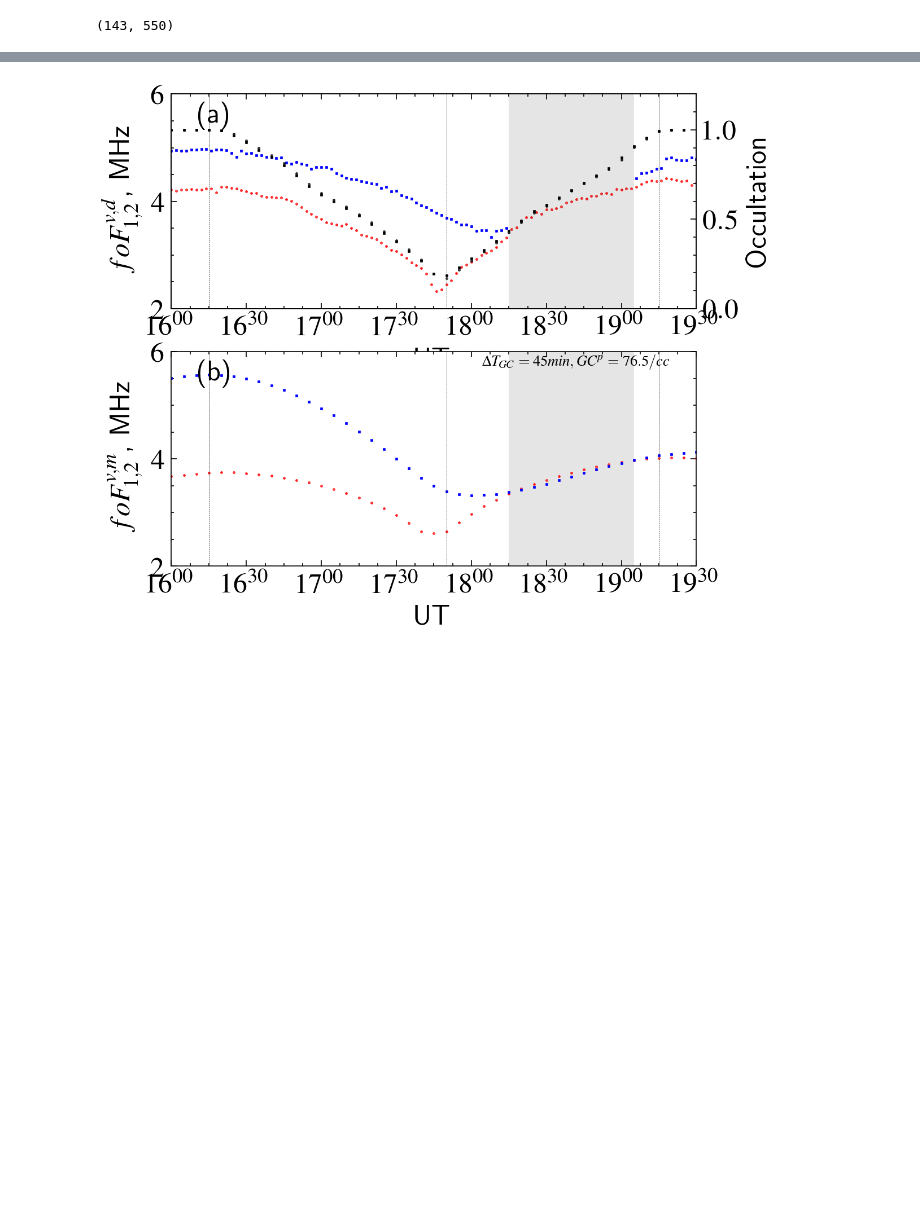
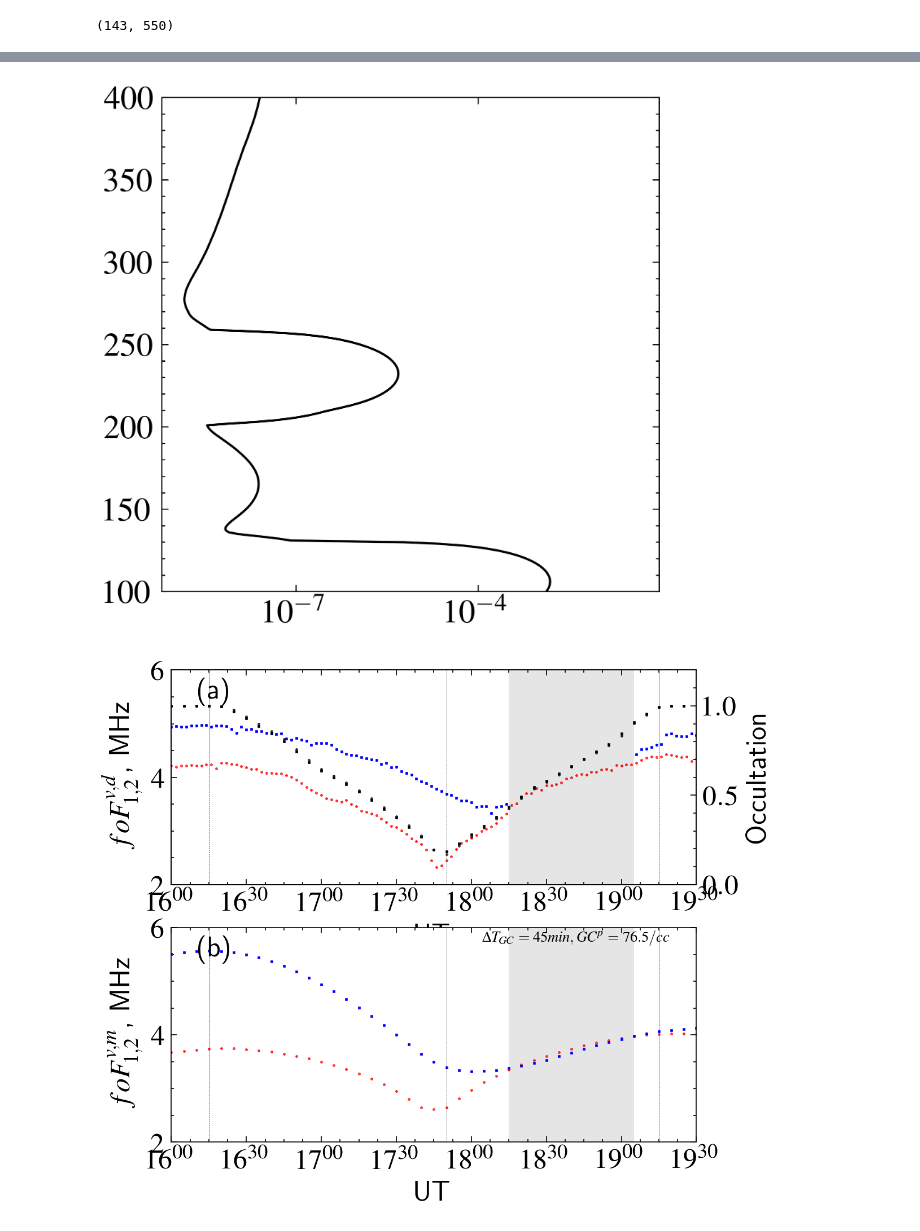
Before and after one commit to shibaji7/SolarEclipse, a Jupyter notebook: Solar Eclipse | WACCM-X | GRL | DS.ipynb, the cells around one changed output, grey strips where cells are left out. Saved outputs shown, nothing was run; the diff lists cells and outputs as text; code cells hidden in the pictures; blank space fills up the shorter version.

```diff
--- a/Solar Eclipse | WACCM-X | GRL | DS.ipynb
+++ b/Solar Eclipse | WACCM-X | GRL | DS.ipynb
@@ -224,3 +235,82 @@ e_eclipse.shape
 f_dif = (f_240-f_150)
 f_dif_max = (abs(np.min(f_dif))*(2*np.pi))**2/k/1e6
 f_dif_dur = 5*np.sum(f_dif <= 0, axis=0)
+# %%
+from scipy import signal
+# def get_hmfs(profile, height, buldge=180):
+#     import numpy as np
+#     import pandas as pd
+
+#     def sign_change_index(arr):
+#         res = []
+#         for idx in range(0, len(arr) - 1):
+#             # checking for successive opposite index
+#             if arr[idx] > 0 and arr[idx + 1] < 0 or arr[idx] < 0 and arr[idx + 1] > 0:
+#                 res.append(idx)
+#         return np.array(res)
+
+#     o = pd.DataFrame()
+#     o["profile"], o["height"] = profile, height
+
+#     x, y = o[(o.height>120) & (o.height<buldge)], o[(o.height>=buldge) & (o.height<=250)]
+#     locations = sign_change_index(signal.detrend(x.profile))
+#     if len(locations)>0:
+#         hmf1 = x.height.iloc[locations[0]]
+#         if y.profile.max() > 2*x.profile.iloc[locations[0]]:
+#             locations = sign_change_index(signal.detrend(y.profile))
+#             if len(locations)>0:
+#                 hmf2 = y.height.iloc[locations[0]]
+#     return hmf1, hmf2
+
+def get_hmfs(profiles, base_height=50):
+    hmf1, hmf2 = np.nan, np.nan
+    C = curvature(profiles)
+    heights = signal.find_peaks(C)
+    if len(heights) > 0:
+        print(heights)
+        heights = heights[0] + base_height
+        print(heights)
+        heights = heights[(heights>=130) & (heights<=250)]
+        print(heights)
+        if len(heights) == 1:
+            hmf1 = heights[0] - base_height
+        if len(heights) > 1:
+            hmf1 = heights[0]
+            hmf2 = heights[1]
+    print(hmf1, hmf2, "\n ---------------------")
+    return hmf1, hmf2
+
+def smooth(x,window_len=51,window="hanning"):
+    if x.ndim != 1: raise ValueError("smooth only accepts 1 dimension arrays.")
+    if x.size < window_len: raise ValueError("Input vector needs to be bigger than window size.")
+    if window_len<3: return x
+    if not window in ["flat", "hanning", "hamming", "bartlett", "blackman"]: raise ValueError("Window is on of 'flat', 'hanning', 'hamming', 'bartlett', 'blackman'")
+    s = np.r_[x[window_len-1:0:-1],x,x[-2:-window_len-1:-1]]
+    if window == "flat": w = numpy.ones(window_len,"d")
+    else: w = eval("np."+window+"(window_len)")
+    y = np.convolve(w/w.sum(),s,mode="valid")
+    d = window_len - 1
+    y = y[int(d/2):-int(d/2)]
+    return y
+
+def curvature(f):
+    f1 = np.diff(f, prepend=f[0])
+    f2 = np.diff(f1, prepend=f1[0])
+    return smooth(abs(f2)*(1 + f1**2)**-1.5)
+
+hmf1s, hmf2s = [], []
+for ti in range(e_eclipse.shape[0]):
+    print(ttime[ti])
+    hmf1, hmf2 = get_hmfs(e_eclipse[ti, :])
+    hmf1s.append(hmf1)
+    hmf2s.append(hmf2)
+
+
+fig = plt.figure(figsize=(4,4))
+ax = fig.add_subplot(111)
+ix = ttime.index(dt.datetime(2017,8,21,16))
+ax.semilogx(curvature(e_eclipse[ix, :]), dw.eclipse.intp_height,)
+ax.set_ylim(100, 400)
+#ax.set_xlim(1e4, 1e6)
+print(signal.find_peaks(curvature(e_eclipse[ix, :])))
+# %% [output]
@@ -227,3 +334,4 @@ f_dif_dur = 5*np.sum(f_dif <= 0, axis=0)
+[figure, added]
 # %%
 fig = plt.figure(dpi=240, figsize=(5,7))
 ax = fig.add_subplot(311)
```
Also changed, not shown: parts of 6 cells of this notebook, 4 other files.
